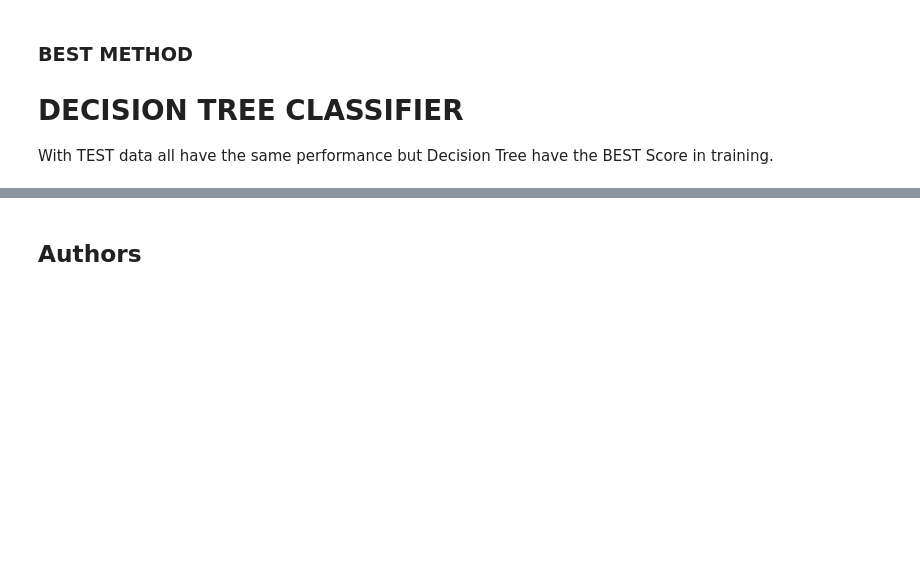
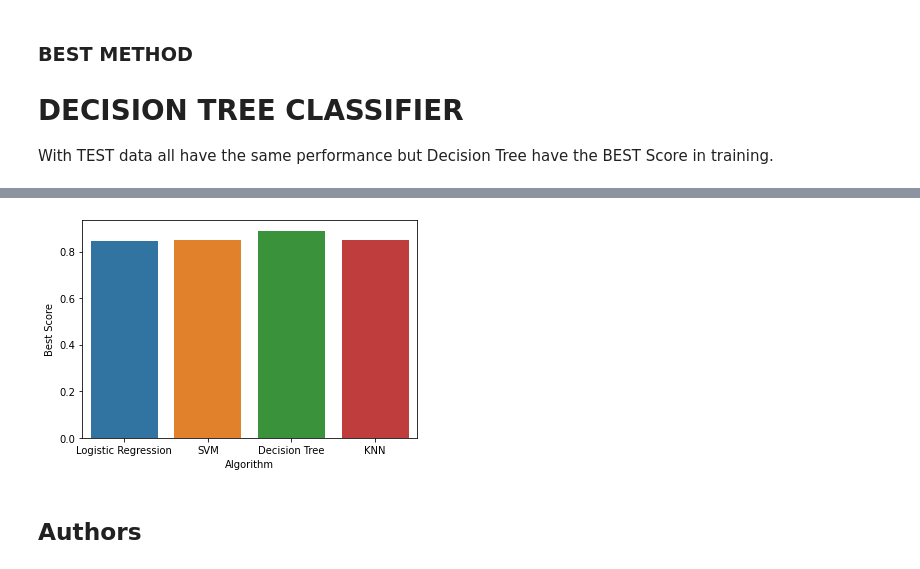
Before and after one commit to emonav/PCDSrepo, a Jupyter notebook: SpaceX_Machine Learning Prediction_Part_5.ipynb, the cells around one changed output, grey strips where cells are left out. Cells and saved outputs as stored; diff of their text form; code cells hidden in the pictures; blank space fills up the shorter version.

```diff
--- a/SpaceX_Machine Learning Prediction_Part_5.ipynb
+++ b/SpaceX_Machine Learning Prediction_Part_5.ipynb
@@ -367,3 +381,7 @@ display_table(data)
 ### BEST METHOD
 # DECISION TREE CLASSIFIER
 With TEST data all have the same performance but Decision Tree have the BEST Score in training.
+# %%
+
+df_scores = pd.DataFrame(data[1:], columns = ['Algorithm', 'Best Score','Score()'])
+df_scores
@@ -370,3 +394,8 @@ With TEST data all have the same performance but Decision Tree have the BEST Sco
+# %%
+sns.barplot(x = "Algorithm", y = "Best Score", data = df_scores)
+plt.show()
+# %% [output]
+[figure, added]
 # %% [markdown]
 ## Authors
 # %% [markdown]
```
Also changed, not shown: parts of 9 cells of this notebook.
